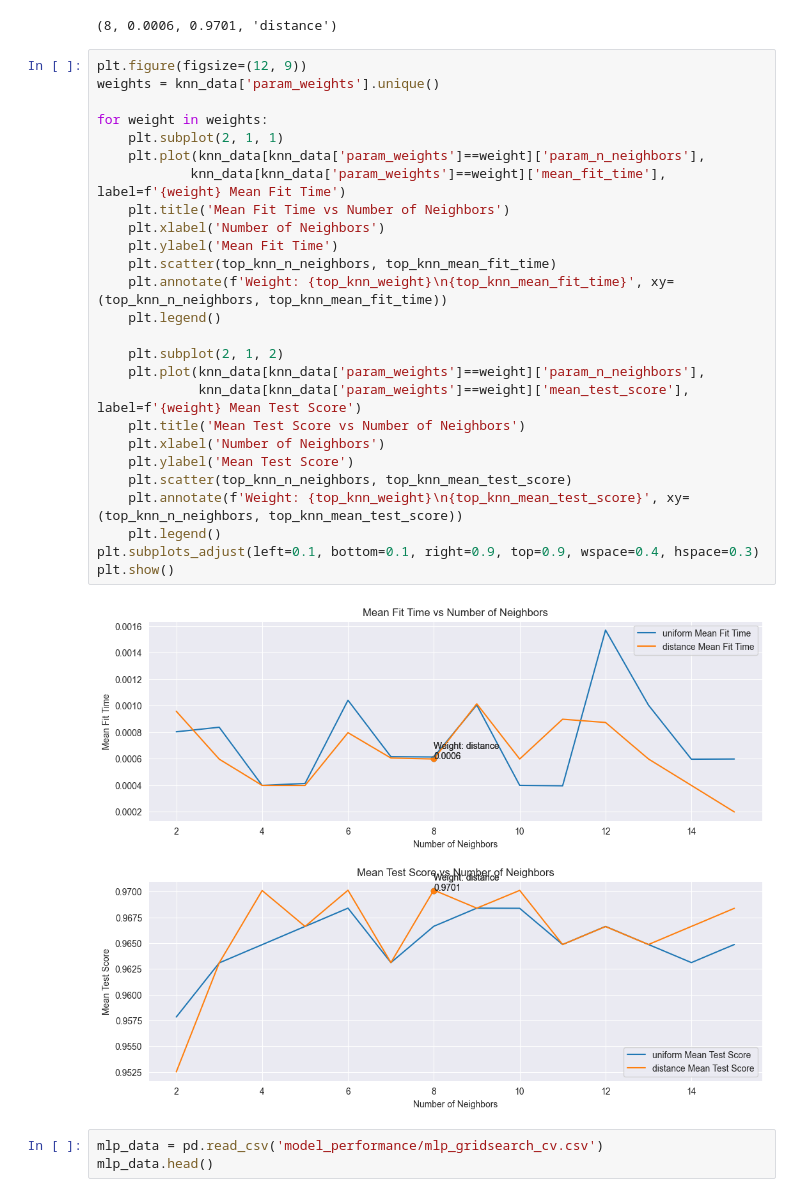
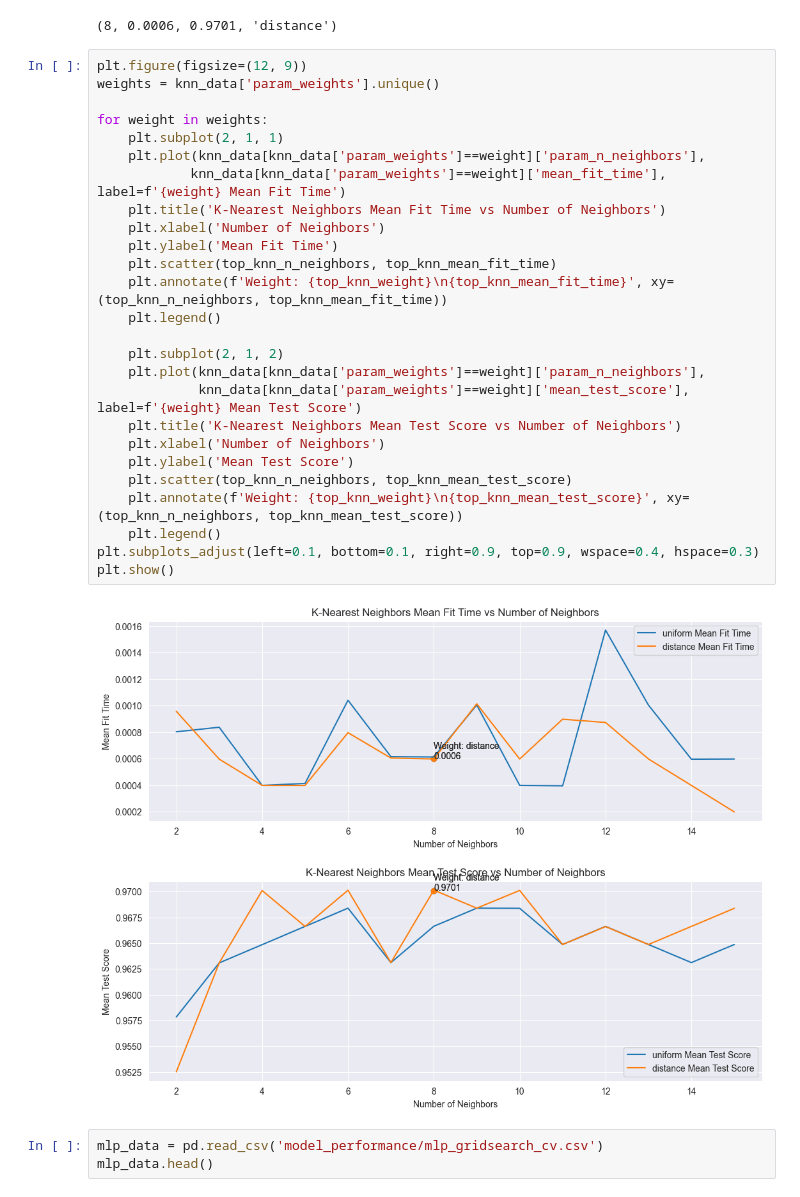
Before and after one commit to Lin-Ian/Breast-Cancer-Wisconsin-Diagnosis, a Jupyter notebook: gridsearch_cv_peformance.ipynb, the cells around one changed output. Cells and saved outputs as stored; diff of their text form.

Commit message:
Add algorithm name to graphs

```diff
--- a/gridsearch_cv_peformance.ipynb
+++ b/gridsearch_cv_peformance.ipynb
@@ -234,31 +234,31 @@ top_knn_n_neighbors, top_knn_mean_fit_time, top_knn_mean_test_score, top_knn_wei
 # %%
 plt.figure(figsize=(12, 9))
 weights = knn_data['param_weights'].unique()
 
 for weight in weights:
     plt.subplot(2, 1, 1)
     plt.plot(knn_data[knn_data['param_weights']==weight]['param_n_neighbors'],
             knn_data[knn_data['param_weights']==weight]['mean_fit_time'], label=f'{weight} Mean Fit Time')
-    plt.title('Mean Fit Time vs Number of Neighbors')
+    plt.title('K-Nearest Neighbors Mean Fit Time vs Number of Neighbors')
     plt.xlabel('Number of Neighbors')
     plt.ylabel('Mean Fit Time')
     plt.scatter(top_knn_n_neighbors, top_knn_mean_fit_time)
     plt.annotate(f'Weight: {top_knn_weight}\n{top_knn_mean_fit_time}', xy=(top_knn_n_neighbors, top_knn_mean_fit_time))
     plt.legend()
 
     plt.subplot(2, 1, 2)
     plt.plot(knn_data[knn_data['param_weights']==weight]['param_n_neighbors'],
              knn_data[knn_data['param_weights']==weight]['mean_test_score'], label=f'{weight} Mean Test Score')
-    plt.title('Mean Test Score vs Number of Neighbors')
+    plt.title('K-Nearest Neighbors Mean Test Score vs Number of Neighbors')
     plt.xlabel('Number of Neighbors')
     plt.ylabel('Mean Test Score')
     plt.scatter(top_knn_n_neighbors, top_knn_mean_test_score)
     plt.annotate(f'Weight: {top_knn_weight}\n{top_knn_mean_test_score}', xy=(top_knn_n_neighbors, top_knn_mean_test_score))
     plt.legend()
 plt.subplots_adjust(left=0.1, bottom=0.1, right=0.9, top=0.9, wspace=0.4, hspace=0.3)
 plt.show()
 # %% [output]
-[figure, old version]
+[figure, new version]
 # %%
 mlp_data = pd.read_csv('model_performance/mlp_gridsearch_cv.csv')
 mlp_data.head()
```
Also changed, not shown: parts of 4 cells of this notebook.
